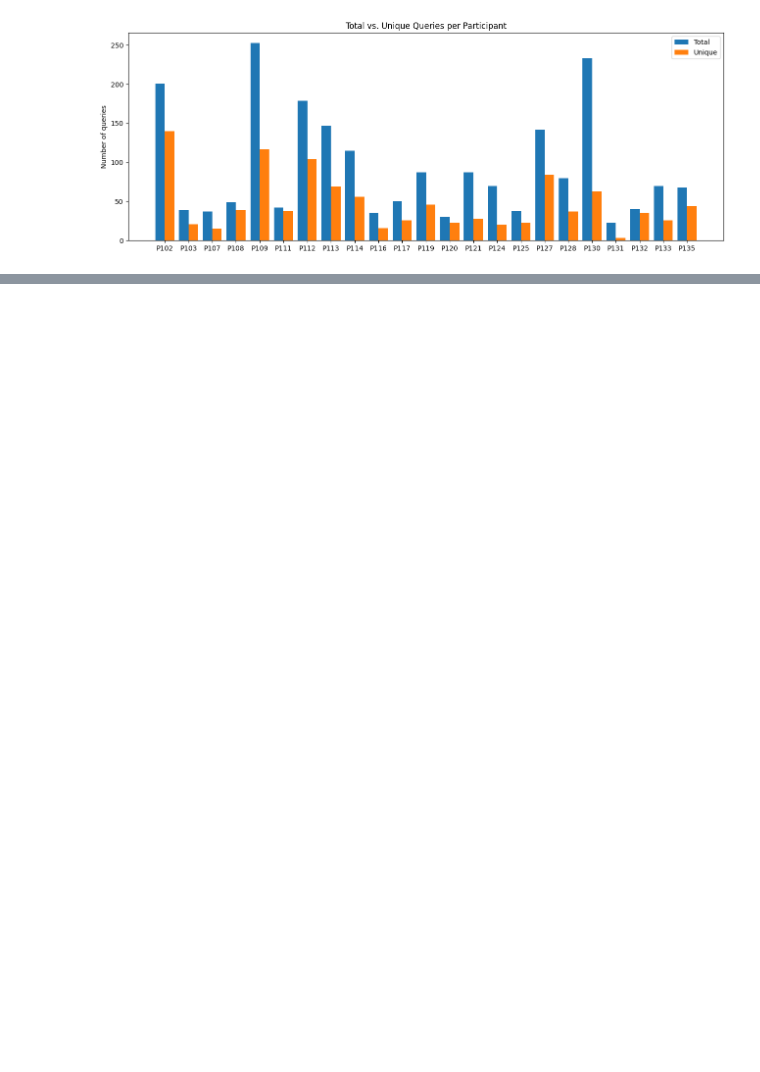
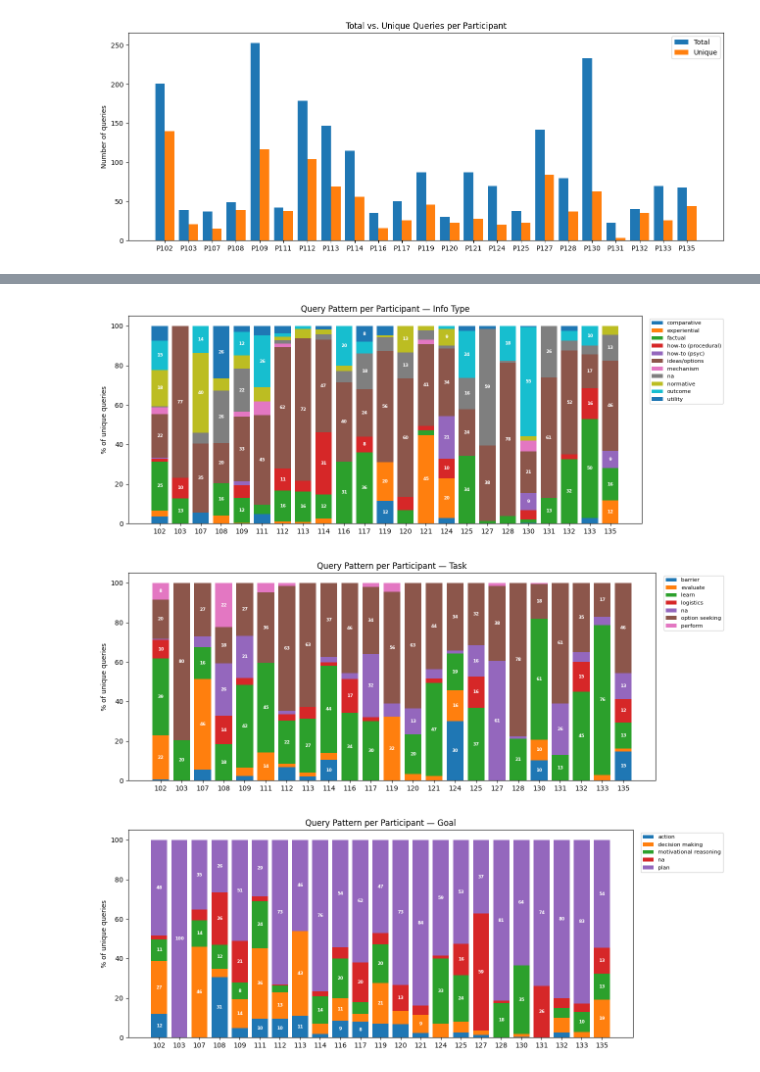
Before and after one commit to gaoxinc2/Search-to-Change, a Jupyter notebook: analysis/participant_analysis.ipynb, the cells around one changed output, grey strips where cells are left out. Cells and saved outputs as stored; diff of their text form; code cells hidden in the pictures; blank space fills up the shorter version.

```diff
--- a/analysis/participant_analysis.ipynb
+++ b/analysis/participant_analysis.ipynb
@@ -84,7 +100,7 @@ plt.show()
 [figure]
 # %%
 def analysis_query_patterns(df: pd.DataFrame) -> dict[str, pd.DataFrame]:
-    dims = {"final_type": "Info Type", "final_task": "Task", "final_goal": "Goal"}
+    dims = {"type": "Info Type", "task": "Task", "goal": "Goal"}
     tables = {}
     for col, label in dims.items():
         ct = pd.crosstab(df["participant_no"], df[col], normalize="index") * 100
@@ -135,0 +219,24 @@ patterns_df
+# %%
+for name, tbl in patterns.items():
+    fig, ax = plt.subplots(figsize=(13, 5))
+    tbl_sorted = tbl.loc[uq.index]
+    bottom = np.zeros(len(tbl_sorted))
+    for i, col in enumerate(tbl_sorted.columns):
+        vals  = tbl_sorted[col].values
+        bars  = ax.bar(range(len(tbl_sorted)), vals, bottom=bottom,
+                       label=col)
+        for j, (v, b) in enumerate(zip(vals, bottom)):
+            if v >= 8:
+                ax.text(j, b + v / 2, f"{v:.0f}", ha="center", va="center",
+                        fontsize=6.5, color="white", fontweight="bold")
+        bottom += vals
+    ax.set_xticks(range(len(tbl_sorted)))
+    ax.set_xticklabels(tbl_sorted.index.astype(str))
+    ax.set_ylabel("% of unique queries")
+    ax.set_title(f"Query Pattern per Participant — {name}")
+    ax.legend(bbox_to_anchor=(1.01, 1), loc="upper left", fontsize=8)
+    plt.tight_layout()
+# %% [output]
+[figure, added]
+[figure, added]
+[figure, added]
```
Also changed, not shown: parts of 9 cells of this notebook.
